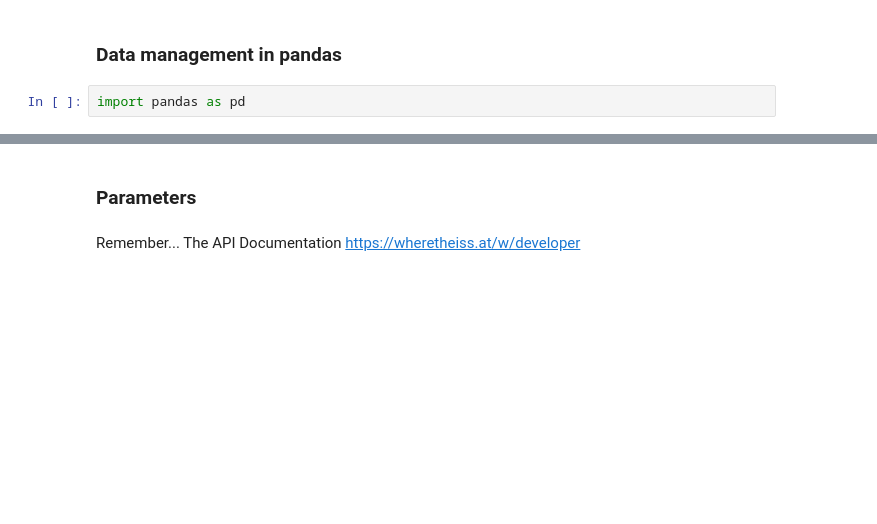
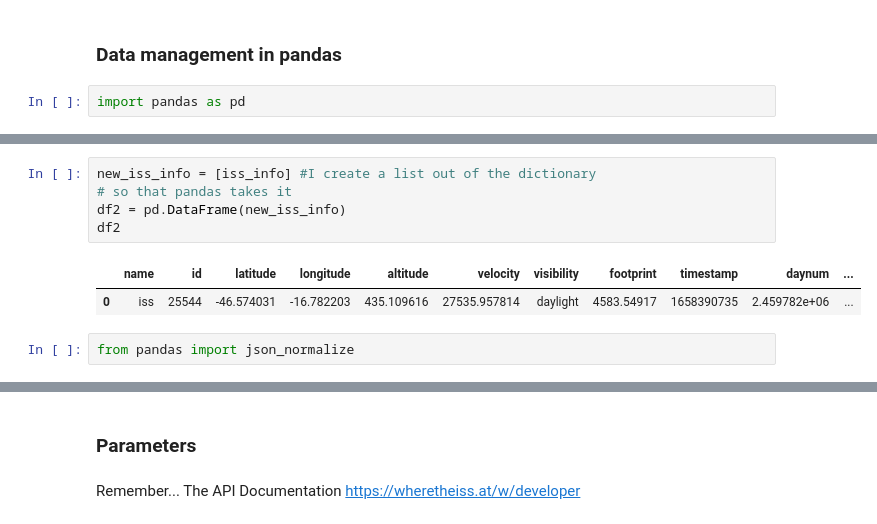
Before and after one commit to DanielReverter/lectures, a Jupyter notebook: week-3/03-APIs.ipynb, the cells around one changed output, grey strips where cells are left out. Saved outputs shown, nothing was run; the diff lists cells and outputs as text; blank space fills up the shorter version.

```diff
--- a/week-3/03-APIs.ipynb
+++ b/week-3/03-APIs.ipynb
@@ -140,0 +292,10 @@ import pandas as pd
+# %%
+new_iss_info = [iss_info] #I create a list out of the dictionary
+# so that pandas takes it
+df2 = pd.DataFrame(new_iss_info)
+df2
+# %% [output]
+|  | name | id | latitude | longitude | altitude | velocity | visibility | footprint | timestamp | daynum | ... |
+| 0 | iss | 25544 | -46.574031 | -16.782203 | 435.109616 | 27535.957814 | daylight | 4583.54917 | 1658390735 | 2.459782e+06 | ... |
+# %%
+from pandas import json_normalize
```
Also changed, not shown: parts of 149 cells of this notebook.
